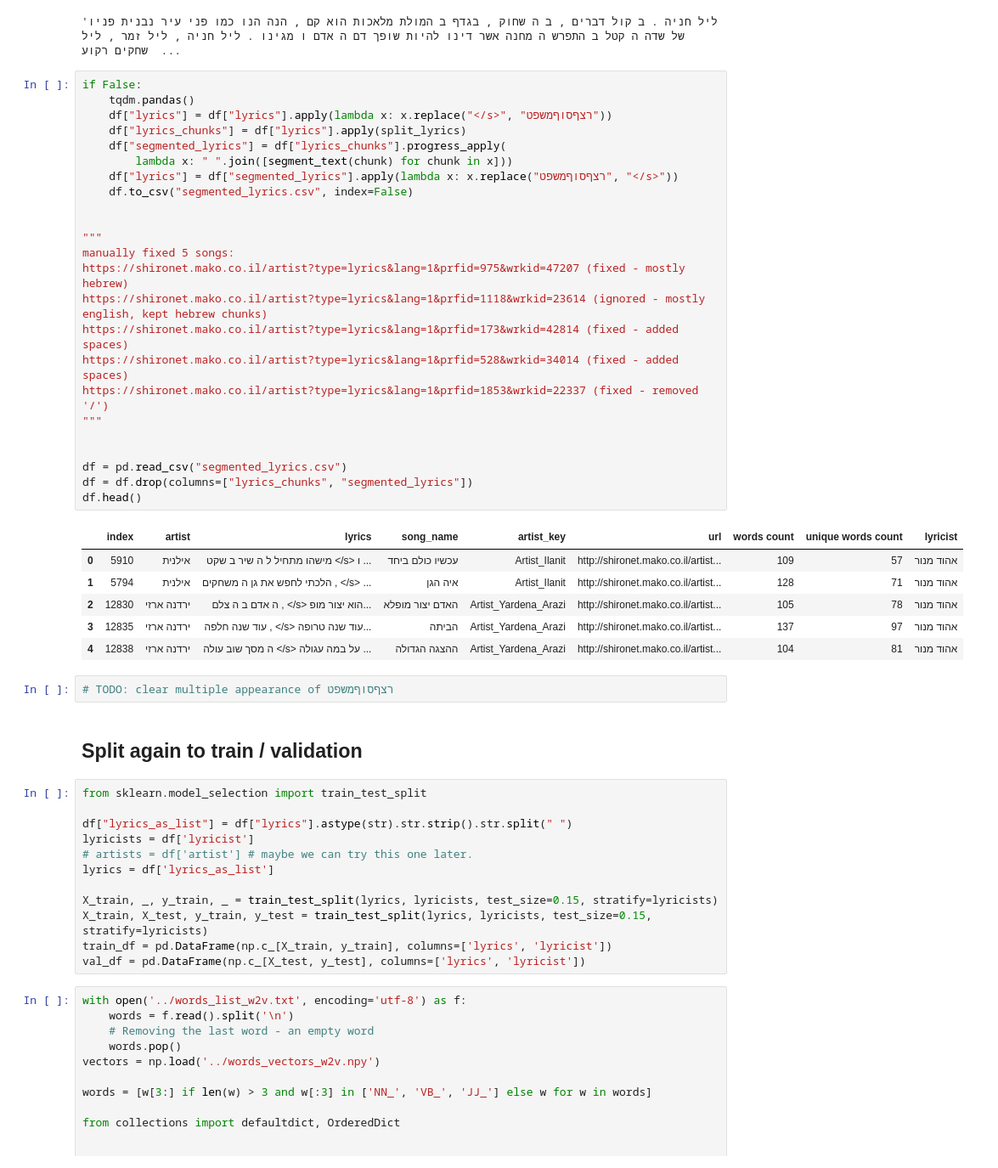
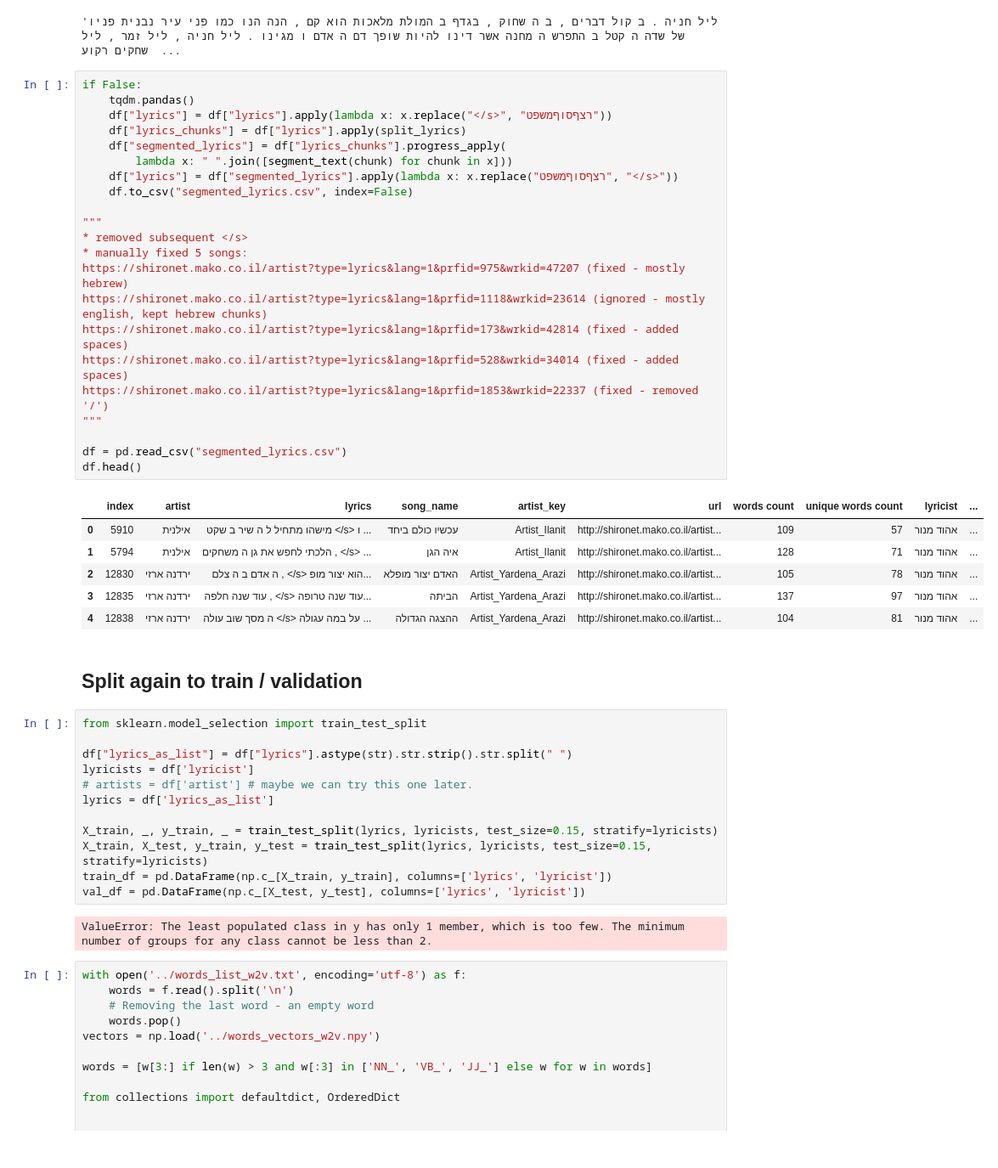
Before and after one commit to Bidusa-Kashani/MelodyMaster, a Jupyter notebook: 05 - RNN/05 - RNN.ipynb, the cells around one changed output. Shown at 85% size. Saved outputs shown, nothing was run; the diff lists cells and outputs as text.

```diff
--- a/05 - RNN/05 - RNN.ipynb
+++ b/05 - RNN/05 - RNN.ipynb
@@ -196,36 +201,32 @@ Number of words in the second chunk: 93
 # %%
 if False:
     tqdm.pandas()
     df["lyrics"] = df["lyrics"].apply(lambda x: x.replace("</s>", "רצףסוףמשפט"))
     df["lyrics_chunks"] = df["lyrics"].apply(split_lyrics)
     df["segmented_lyrics"] = df["lyrics_chunks"].progress_apply(
         lambda x: " ".join([segment_text(chunk) for chunk in x]))
     df["lyrics"] = df["segmented_lyrics"].apply(lambda x: x.replace("רצףסוףמשפט", "</s>"))
     df.to_csv("segmented_lyrics.csv", index=False)
 
-
 """
-manually fixed 5 songs:
+* removed subsequent </s>
+* manually fixed 5 songs:
 https://shironet.mako.co.il/artist?type=lyrics&lang=1&prfid=975&wrkid=47207 (fixed - mostly hebrew)
 https://shironet.mako.co.il/artist?type=lyrics&lang=1&prfid=1118&wrkid=23614 (ignored - mostly english, kept hebrew chunks)
 https://shironet.mako.co.il/artist?type=lyrics&lang=1&prfid=173&wrkid=42814 (fixed - added spaces)
 https://shironet.mako.co.il/artist?type=lyrics&lang=1&prfid=528&wrkid=34014 (fixed - added spaces)
 https://shironet.mako.co.il/artist?type=lyrics&lang=1&prfid=1853&wrkid=22337 (fixed - removed '/')
 """
 
-
 df = pd.read_csv("segmented_lyrics.csv")
-df = df.drop(columns=["lyrics_chunks", "segmented_lyrics"])
 df.head()
 # %% [output]
-|  | index | artist | lyrics | song_name | artist_key | url | words count | unique words count | lyricist |
-| 0 | 5910 | אילנית | מישהו מתחיל ל ה שיר ב שקט </s> ו ... | עכשיו כולם ביחד | Artist_Ilanit | http://shironet.mako.co.il/artist... | 109 | 57 | אהוד מנור |
-| 1 | 5794 | אילנית | הלכתי לחפש את גן ה משחקים , </s> ... | איה הגן | Artist_Ilanit | http://shironet.mako.co.il/artist... | 128 | 71 | אהוד מנור |
-| 2 | 12830 | ירדנה ארזי | ה אדם ב ה צלם , </s> הוא יצור מופ... | האדם יצור מופלא | Artist_Yardena_Arazi | http://shironet.mako.co.il/artist... | 105 | 78 | אהוד מנור |
-| 3 | 12835 | ירדנה ארזי | עוד שנה חלפה , </s> עוד שנה טרופה... | הביתה | Artist_Yardena_Arazi | http://shironet.mako.co.il/artist... | 137 | 97 | אהוד מנור |
-| 4 | 12838 | ירדנה ארזי | ה מסך שוב עולה </s> על במה עגולה ... | ההצגה הגדולה | Artist_Yardena_Arazi | http://shironet.mako.co.il/artist... | 104 | 81 | אהוד מנור |
+|  | index | artist | lyrics | song_name | artist_key | url | words count | unique words count | lyricist | ... |
+| 0 | 5910 | אילנית | מישהו מתחיל ל ה שיר ב שקט </s> ו ... | עכשיו כולם ביחד | Artist_Ilanit | http://shironet.mako.co.il/artist... | 109 | 57 | אהוד מנור | ... |
+| 1 | 5794 | אילנית | הלכתי לחפש את גן ה משחקים , </s> ... | איה הגן | Artist_Ilanit | http://shironet.mako.co.il/artist... | 128 | 71 | אהוד מנור | ... |
+| 2 | 12830 | ירדנה ארזי | ה אדם ב ה צלם , </s> הוא יצור מופ... | האדם יצור מופלא | Artist_Yardena_Arazi | http://shironet.mako.co.il/artist... | 105 | 78 | אהוד מנור | ... |
+| 3 | 12835 | ירדנה ארזי | עוד שנה חלפה , </s> עוד שנה טרופה... | הביתה | Artist_Yardena_Arazi | http://shironet.mako.co.il/artist... | 137 | 97 | אהוד מנור | ... |
+| 4 | 12838 | ירדנה ארזי | ה מסך שוב עולה </s> על במה עגולה ... | ההצגה הגדולה | Artist_Yardena_Arazi | http://shironet.mako.co.il/artist... | 104 | 81 | אהוד מנור | ... |
-# %%
-# TODO: clear multiple appearance of רצףסוףמשפט
 # %% [markdown]
 ## Split again to train / validation
 # %%
@@ -240,6 +241,8 @@ X_train, _, y_train, _ = train_test_split(lyrics, lyricists, test_size=0.15, str
 X_train, X_test, y_train, y_test = train_test_split(lyrics, lyricists, test_size=0.15, stratify=lyricists)
 train_df = pd.DataFrame(np.c_[X_train, y_train], columns=['lyrics', 'lyricist'])
 val_df = pd.DataFrame(np.c_[X_test, y_test], columns=['lyrics', 'lyricist'])
+# %% [output]
+ValueError: The least populated class in y has only 1 member, which is too few. The minimum number of groups for any class cannot be less than 2.
 # %%
 with open('../words_list_w2v.txt', encoding='utf-8') as f:
     words = f.read().split('\n')
```
Also changed, not shown: parts of 11 cells of this notebook, 1 other file.
